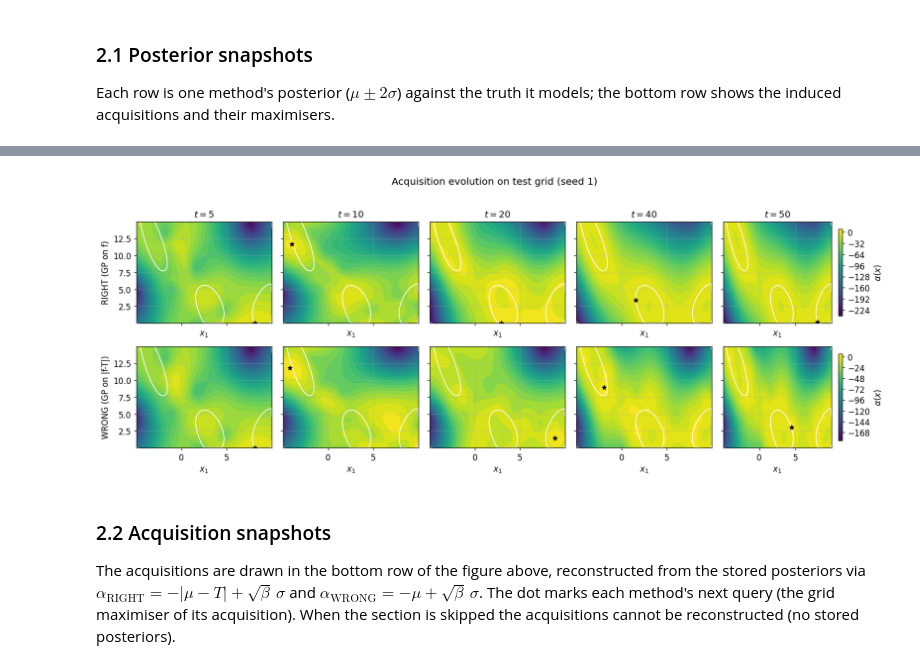
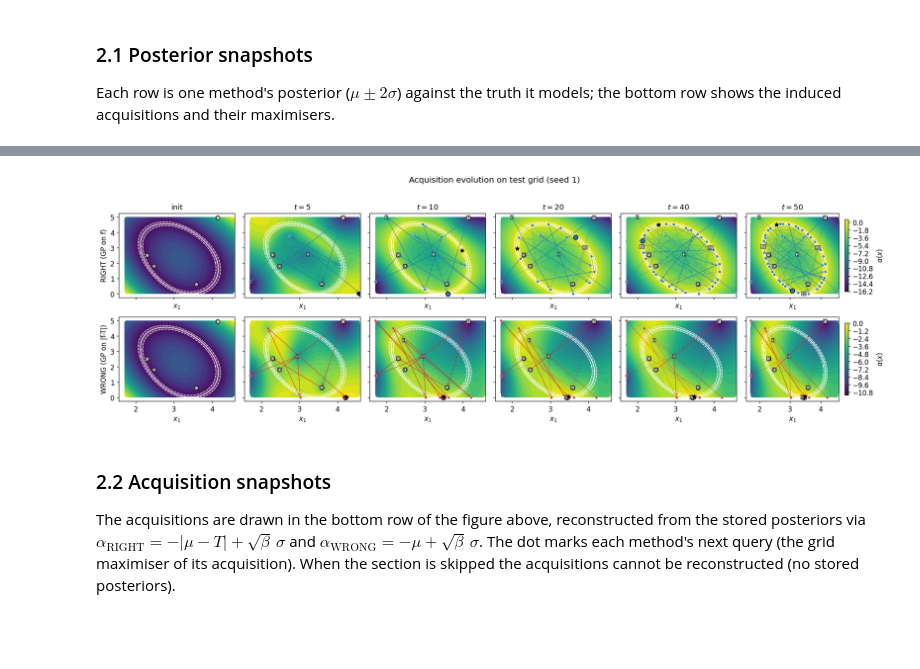
Before and after one commit to Benjamin-Wilhelm/bayesian-optimization-separation-concerns, a Jupyter notebook: experiments/exp_a_target_matching/notebooks/Exp_A_analysis_branin.ipynb, the cells around one changed output, grey strips where cells are left out. Drawn from its saved outputs; the diff is of its cells as text; code cells hidden in the pictures; blank space fills up the shorter version.

```diff
--- a/experiments/exp_a_target_matching/notebooks/Exp_A_analysis_branin.ipynb
+++ b/experiments/exp_a_target_matching/notebooks/Exp_A_analysis_branin.ipynb
@@ -116,6 +116,7 @@ paths below follow that convention.
 RUN_DIR = Path("results/exp_a_target_matching/runs/2026-06-01_21-33-20_branin_2d_short")
 BENCHMARK = "branin_2d"
 
+RAW_DIR = RUN_DIR / "raw" / BENCHMARK
 AGG_DIR = RUN_DIR / "processed" / "aggregate" / BENCHMARK
 PER_SEED_DIR = RUN_DIR / "processed" / "per_seed" / BENCHMARK
 FIG_DIR = RUN_DIR / "figures"
@@ -166,8 +167,14 @@ def method_names(seed_record: dict) -> list[str]:
     """Method keys in the order they appear in a per-seed record."""
     return list(seed_record["methods"].keys())
 
+def raw_seed_record_for(seed_idx: int) -> dict:
+    path = RAW_DIR / f"seed_{seed_idx:03d}.json"
+    return load_json(path)
+
+
 all_seeds = load_all_per_seed(PER_SEED_DIR)
 seed0 = all_seeds[0]
+raw0 = raw_seed_record_for(1)
 methods = method_names(seed0)
 
 # ---- frequently used scalars ----
@@ -562,18 +569,46 @@ elif DIM == 2 and PREDICTIONS_AVAILABLE and POSTERIOR_ITERS:
     X_test, f_test = reconstruct_test_grid()
     X_test = np.asarray(X_test)
     x1, x2 = X_test[:, 0], X_test[:, 1]
+    f_flat = f_test.reshape(-1)
+    near = np.abs(f_flat - T)
+    eps = config["near_target_epsilon"]
+    X0 = np.asarray(raw0["initial_design"]["X"])
+    n0 = len(X0)
+    plot_cols = ["init"] + list(POSTERIOR_ITERS)
 
-    fig, axes = plt.subplots(
-        len(methods), len(POSTERIOR_ITERS),
-        figsize=(3.0 * len(POSTERIOR_ITERS), 3.0 * len(methods)),
-        sharex=True, sharey=True,
-    )
+    fig, axes = plt.subplots(len(methods), len(plot_cols),
+                             figsize=(3.0 * len(plot_cols), 3.0 * len(methods)),
+                             sharex=True, sharey=True)
     axes = np.atleast_2d(axes)
 
     for i, method in enumerate(methods):
         style = style_for(method)
-        for j, it in enumerate(POSTERIOR_ITERS):
+        Xq = np.asarray([step["x"] for step in raw0["methods"][method]["trajectory"]])
+        X_hist = np.vstack([X0, Xq])
+
+        for j, col in enumerate(plot_cols):
             ax = axes[i, j]
+            ax.grid(False)
+
+            if col == "init":
+                cf = ax.tricontourf(x1, x2, near, levels=30)
+                ax.tricontourf(x1, x2, near, levels=[0.0, eps], colors=["white"], alpha=0.18)
+                ax.tricontour(x1, x2, near, levels=[eps], colors="white",
+                              linewidths=1.0, linestyles="--")
+                ax.tricontour(x1, x2, f_flat, levels=[T], colors="white", linewidths=1.2)
+                ax.scatter(X0[:, 0], X0[:, 1], facecolors="white", edgecolors="black",
+                           linewidth=1.0, s=42, zorder=6)
+                for q, x in enumerate(X0):
+                    ax.text(x[0], x[1], f"I{q}", fontsize=6, ha="center", va="center",
+                            color="black", zorder=7)
+                if i == 0:
+                    ax.set_title("init")
+                if j == 0:
+                    ax.set_ylabel(style["label"])
+                ax.set_xlabel(r"$x_1$")
+                continue
+
+            it = col
             cal = calibration_at(record, method, it)
             pred = cal.get("predictions") if cal else None
             if not pred:
@@ -585,23 +620,46 @@ elif DIM == 2 and PREDICTIONS_AVAILABLE and POSTERIOR_ITERS:
             mu = np.asarray(pred["posterior_mean"]).reshape(-1)
             sd = np.asarray(pred["posterior_std"]).reshape(-1)
             acq = reconstruct_acquisition(method, mu, sd)
+            cf = ax.tricontourf(x1, x2, acq, levels=30)
+            ax.tricontourf(x1, x2, near, levels=[0.0, eps], colors=["white"], alpha=0.18)
+            ax.tricontour(x1, x2, near, levels=[eps], colors="white",
+                          linewidths=1.0, linestyles="--")
+            ax.tricontour(x1, x2, f_flat, levels=[T], colors="white", linewidths=1.2)
 
-            cf = ax.tricontourf(x1, x2, acq, levels=30)
+            X_obs = X_hist[:n0 + it]
+            ax.plot(X_obs[:, 0], X_obs[:, 1], color=style["color"],
+                    alpha=0.35, lw=0.8, zorder=4)
+            arrow_every = max(1, len(X_obs) // 8)
+            for a, b in zip(X_obs[:-1:arrow_every], X_obs[1::arrow_every]):
+                ax.annotate("", xy=(b[0], b[1]), xytext=(a[0], a[1]),
+                            arrowprops=dict(arrowstyle="->", color=style["color"],
+                                            lw=0.8, alpha=0.65),
+                            zorder=5)
+
+            ax.scatter(X_obs[n0:, 0], X_obs[n0:, 1], color=style["color"],
+                       edgecolor="white", linewidth=0.4, s=18, alpha=0.9, zorder=6)
+            ax.scatter(X_obs[:n0, 0], X_obs[:n0, 1], facecolors="white",
+                       edgecolors="black", linewidth=1.0, s=42, zorder=7)
+            ax.scatter(X_obs[-1, 0], X_obs[-1, 1], color=style["color"],
+                       edgecolor="black", linewidth=0.9, s=55, zorder=8)
+
+            label_steps = set(range(n0)) | {n0 + k for k in [1, 5, 10, 20, 40, 50] if n0 + k < len(X_obs)}
+            for q, x in enumerate(X_obs):
+                if q in label_steps:
+                    label = f"I{q}" if q < n0 else str(q - n0)
+                    ax.text(x[0], x[1], label, fontsize=6, ha="center", va="center",
+                            color="black", bbox=dict(facecolor="white", alpha=0.65, pad=0.1),
+                            zorder=9)
+
             k = int(np.argmax(acq))
-            ax.scatter(x1[k], x2[k], color="black", marker="*", s=35, zorder=3)
-
-            try:
-                ax.tricontour(x1, x2, f_test.reshape(-1), levels=[T],
-                              colors="white", linewidths=1.1)
-            except Exception:
-                pass
+            ax.scatter(x1[k], x2[k], color="black", marker="*", s=45, zorder=10)
 
             if i == 0:
                 ax.set_title(f"$t = {it}$")
             if j == 0:
                 ax.set_ylabel(style["label"])
             ax.set_xlabel(r"$x_1$")
-            if j == len(POSTERIOR_ITERS) - 1:
+            if j == len(plot_cols) - 1:
                 cbar = fig.colorbar(cf, ax=ax, shrink=0.85)
                 cbar.set_label(r"$\alpha(x)$")
 
@@ -609,8 +667,4 @@ elif DIM == 2 and PREDICTIONS_AVAILABLE and POSTERIOR_ITERS:
     fig.tight_layout(rect=(0, 0.03, 1, 0.96))
     add_figure("02_acquisition_evolution_2d", fig)
     plt.show()
-
-else:
-    print(f"posterior/acquisition snapshots skipped "
-          f"(DIM={DIM}, predictions_available={PREDICTIONS_AVAILABLE}).")
 # %% [output]
@@ -617,4 +672,4 @@ else:
-[figure, old version]
+[figure, new version]
 # %% [markdown]
 ### 2.2 Acquisition snapshots
 
```
Also changed, not shown: parts of 11 cells of this notebook, 8 other files.
